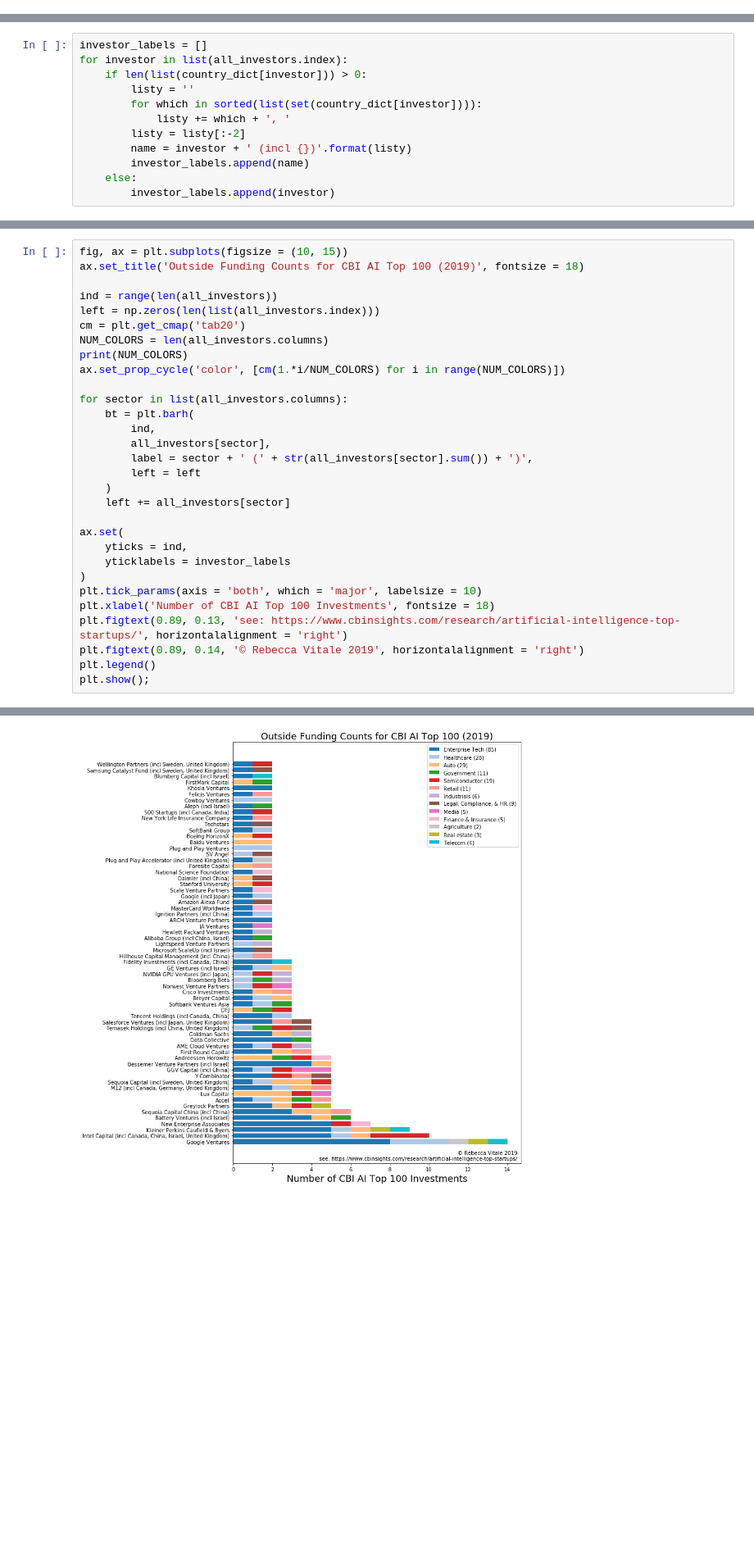
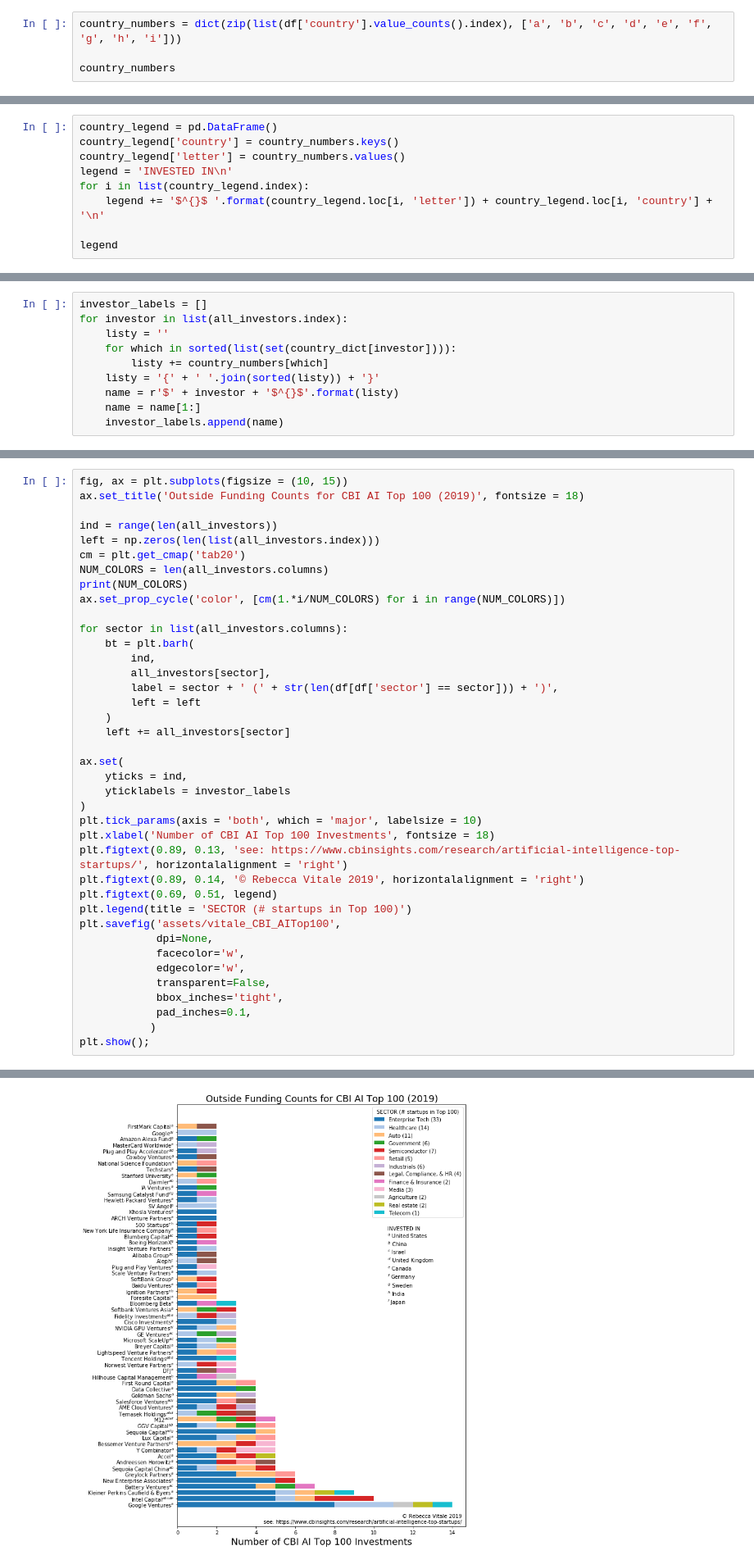
Before and after one commit to forzavitale/CBI_AI_Top100_2019, a Jupyter notebook: CBI_AI_100.ipynb, the cells around one changed output, grey strips where cells are left out. Shown at 82% size. Drawn from its saved outputs; the diff is of its cells as text; blank space fills up the shorter version.

```diff
--- a/CBI_AI_100.ipynb
+++ b/CBI_AI_100.ipynb
@@ -213,0 +252,4 @@ for country in countries:
+# %%
+country_numbers = dict(zip(list(df['country'].value_counts().index), ['a', 'b', 'c', 'd', 'e', 'f', 'g', 'h', 'i']))
+
+country_numbers
@@ -213,0 +266,9 @@ for country in countries:
+# %%
+country_legend = pd.DataFrame()
+country_legend['country'] = country_numbers.keys()
+country_legend['letter'] = country_numbers.values()
+legend = 'INVESTED IN\n'
+for i in list(country_legend.index):
+    legend += '$^{}$ '.format(country_legend.loc[i, 'letter']) + country_legend.loc[i, 'country'] + '\n'
+
+legend
@@ -214,15 +277,13 @@ for country in countries:
 # %%
 investor_labels = []
 for investor in list(all_investors.index):
-    if len(list(country_dict[investor])) > 0:
-        listy = ''
-        for which in sorted(list(set(country_dict[investor]))):
-            listy += which + ', '
-        listy = listy[:-2]
-        name = investor + ' (incl {})'.format(listy)
-        investor_labels.append(name)
-    else:
-        investor_labels.append(investor)
+    listy = ''
+    for which in sorted(list(set(country_dict[investor]))):
+        listy += country_numbers[which]
+    listy = '{' + ' '.join(sorted(listy)) + '}'
+    name = r'$' + investor + '$^{}$'.format(listy)
+    name = name[1:]
+    investor_labels.append(name)
 # %%
 all_investors['count'] = all_investors.sum(axis = 1).values
 all_investors['count'].value_counts()
@@ -249,33 +307,42 @@ all_investors.drop('count', axis = 1, inplace = True)
 # %%
 fig, ax = plt.subplots(figsize = (10, 15))
 ax.set_title('Outside Funding Counts for CBI AI Top 100 (2019)', fontsize = 18)
 
 ind = range(len(all_investors))
 left = np.zeros(len(list(all_investors.index)))
 cm = plt.get_cmap('tab20')
 NUM_COLORS = len(all_investors.columns)
 print(NUM_COLORS)
 ax.set_prop_cycle('color', [cm(1.*i/NUM_COLORS) for i in range(NUM_COLORS)])
 
 for sector in list(all_investors.columns):
     bt = plt.barh(
         ind,
         all_investors[sector],
-        label = sector + ' (' + str(all_investors[sector].sum()) + ')',
+        label = sector + ' (' + str(len(df[df['sector'] == sector])) + ')',
         left = left
     )
     left += all_investors[sector]
 
 ax.set(
     yticks = ind,
     yticklabels = investor_labels
 )
 plt.tick_params(axis = 'both', which = 'major', labelsize = 10)
 plt.xlabel('Number of CBI AI Top 100 Investments', fontsize = 18)
 plt.figtext(0.89, 0.13, 'see: https://www.cbinsights.com/research/artificial-intelligence-top-startups/', horizontalalignment = 'right')
 plt.figtext(0.89, 0.14, '© Rebecca Vitale 2019', horizontalalignment = 'right')
-plt.legend()
+plt.figtext(0.69, 0.51, legend)
+plt.legend(title = 'SECTOR (# startups in Top 100)')
+plt.savefig('assets/vitale_CBI_AITop100',
+            dpi=None,
+            facecolor='w',
+            edgecolor='w',
+            transparent=False,
+            bbox_inches='tight',
+            pad_inches=0.1,
+           )
 plt.show();
 # %% [output]
 13
-[figure, old version]
+[figure, new version]
```
Also changed, not shown: parts of 16 cells of this notebook, 3 other files.
